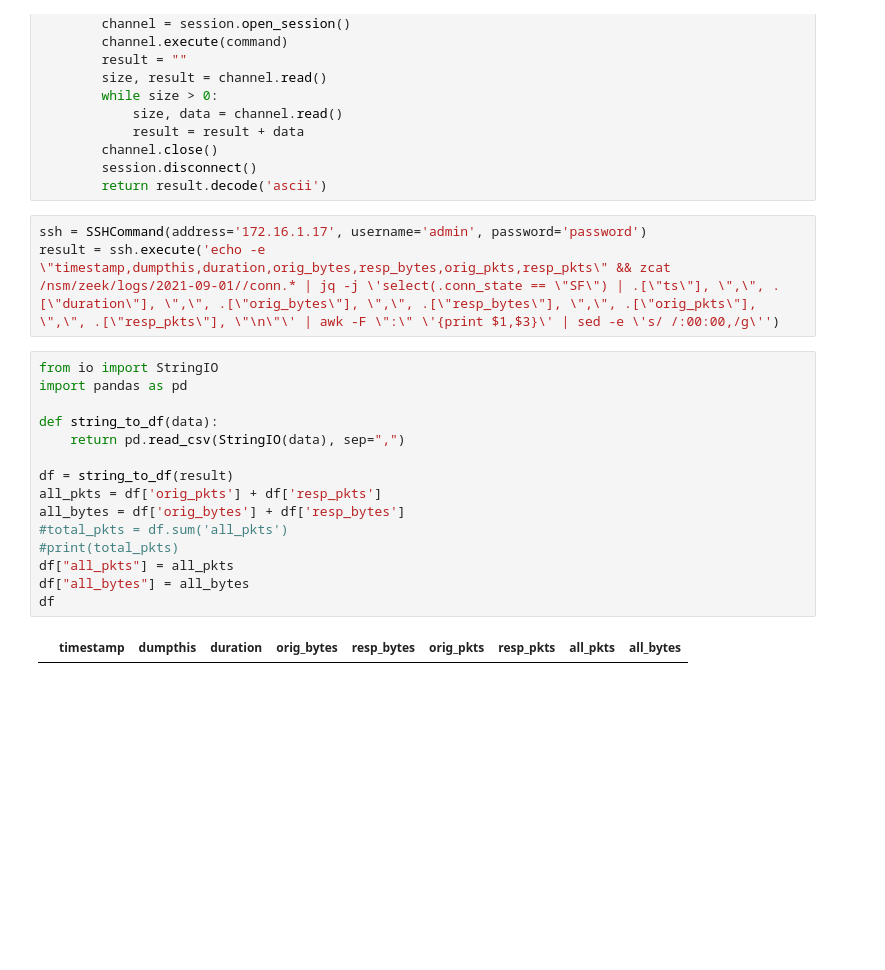
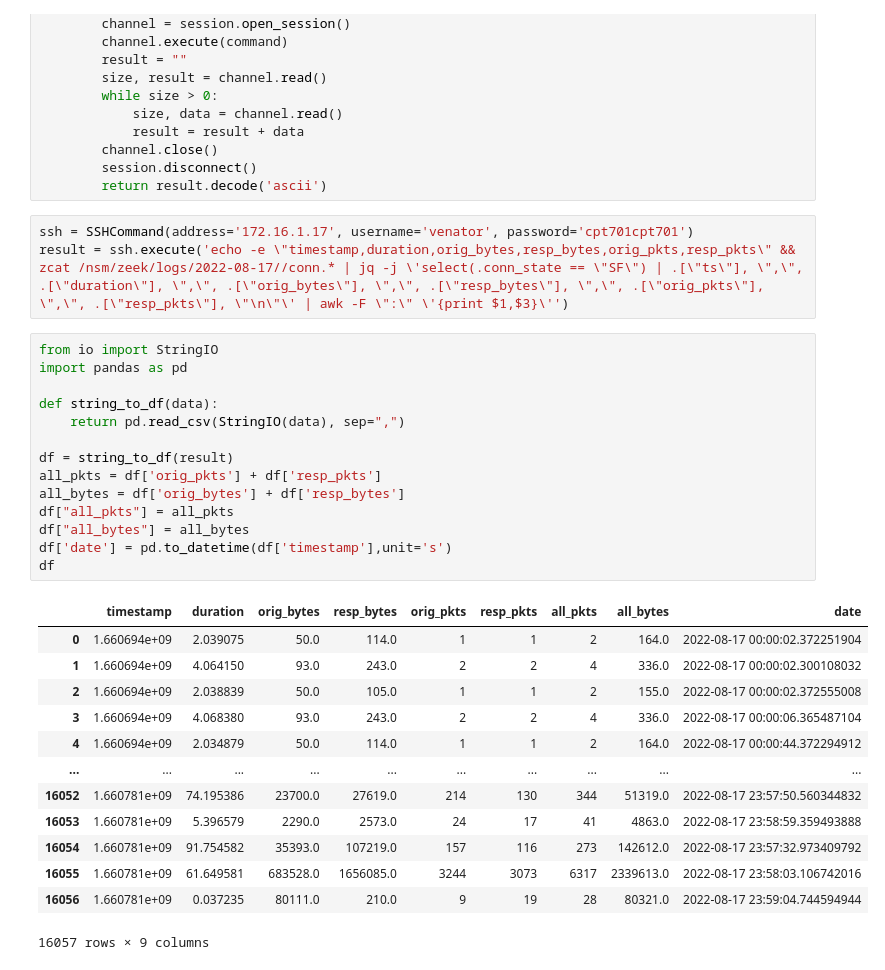
Before and after one commit to threathunternotebook/python-scripts, a Jupyter notebook: zeek_beacon.ipynb, the cells around one changed output. Drawn from its saved outputs; the diff is of its cells as text; blank space fills up the shorter version.

```diff
--- a/zeek_beacon.ipynb
+++ b/zeek_beacon.ipynb
@@ -30,22 +30,33 @@ class SSHCommand:
         session.disconnect()
         return result.decode('ascii')
 # %%
-ssh = SSHCommand(address='172.16.1.17', username='admin', password='password')
-result = ssh.execute('echo -e \"timestamp,dumpthis,duration,orig_bytes,resp_bytes,orig_pkts,resp_pkts\" && zcat /nsm/zeek/logs/2021-09-01//conn.* | jq -j \'select(.conn_state == \"SF\") | .[\"ts\"], \",\", .[\"duration\"], \",\", .[\"orig_bytes\"], \",\", .[\"resp_bytes\"], \",\", .[\"orig_pkts\"], \",\", .[\"resp_pkts\"], \"\n\"\' | awk -F \":\" \'{print $1,$3}\' | sed -e \'s/ /:00:00,/g\'')
+ssh = SSHCommand(address='172.16.1.17', username='venator', password='cpt701cpt701')
+result = ssh.execute('echo -e \"timestamp,duration,orig_bytes,resp_bytes,orig_pkts,resp_pkts\" && zcat /nsm/zeek/logs/2022-08-17//conn.* | jq -j \'select(.conn_state == \"SF\") | .[\"ts\"], \",\", .[\"duration\"], \",\", .[\"orig_bytes\"], \",\", .[\"resp_bytes\"], \",\", .[\"orig_pkts\"], \",\", .[\"resp_pkts\"], \"\n\"\' | awk -F \":\" \'{print $1,$3}\'')
 # %%
 from io import StringIO
 import pandas as pd
 
 def string_to_df(data):
     return pd.read_csv(StringIO(data), sep=",")
 
 df = string_to_df(result)
 all_pkts = df['orig_pkts'] + df['resp_pkts']
 all_bytes = df['orig_bytes'] + df['resp_bytes']
-#total_pkts = df.sum('all_pkts')
-#print(total_pkts)
 df["all_pkts"] = all_pkts
 df["all_bytes"] = all_bytes
+df['date'] = pd.to_datetime(df['timestamp'],unit='s')
 df
 # %% [output]
-|  | timestamp | dumpthis | duration | orig_bytes | resp_bytes | orig_pkts | resp_pkts | all_pkts | all_bytes |
+|  | timestamp | duration | orig_bytes | resp_bytes | orig_pkts | resp_pkts | all_pkts | all_bytes | date |
+| 0 | 1.660694e+09 | 2.039075 | 50.0 | 114.0 | 1 | 1 | 2 | 164.0 | 2022-08-17 00:00:02.372251904 |
+| 1 | 1.660694e+09 | 4.064150 | 93.0 | 243.0 | 2 | 2 | 4 | 336.0 | 2022-08-17 00:00:02.300108032 |
+| 2 | 1.660694e+09 | 2.038839 | 50.0 | 105.0 | 1 | 1 | 2 | 155.0 | 2022-08-17 00:00:02.372555008 |
+| 3 | 1.660694e+09 | 4.068380 | 93.0 | 243.0 | 2 | 2 | 4 | 336.0 | 2022-08-17 00:00:06.365487104 |
+| 4 | 1.660694e+09 | 2.034879 | 50.0 | 114.0 | 1 | 1 | 2 | 164.0 | 2022-08-17 00:00:44.372294912 |
+| ... | ... | ... | ... | ... | ... | ... | ... | ... | ... |
+| 16052 | 1.660781e+09 | 74.195386 | 23700.0 | 27619.0 | 214 | 130 | 344 | 51319.0 | 2022-08-17 23:57:50.560344832 |
+| 16053 | 1.660781e+09 | 5.396579 | 2290.0 | 2573.0 | 24 | 17 | 41 | 4863.0 | 2022-08-17 23:58:59.359493888 |
+| 16054 | 1.660781e+09 | 91.754582 | 35393.0 | 107219.0 | 157 | 116 | 273 | 142612.0 | 2022-08-17 23:57:32.973409792 |
+| 16055 | 1.660781e+09 | 61.649581 | 683528.0 | 1656085.0 | 3244 | 3073 | 6317 | 2339613.0 | 2022-08-17 23:58:03.106742016 |
+| 16056 | 1.660781e+09 | 0.037235 | 80111.0 | 210.0 | 9 | 19 | 28 | 80321.0 | 2022-08-17 23:59:04.744594944 |
+16057 rows × 9 columns
```
Also changed, not shown: parts of 11 cells of this notebook.
